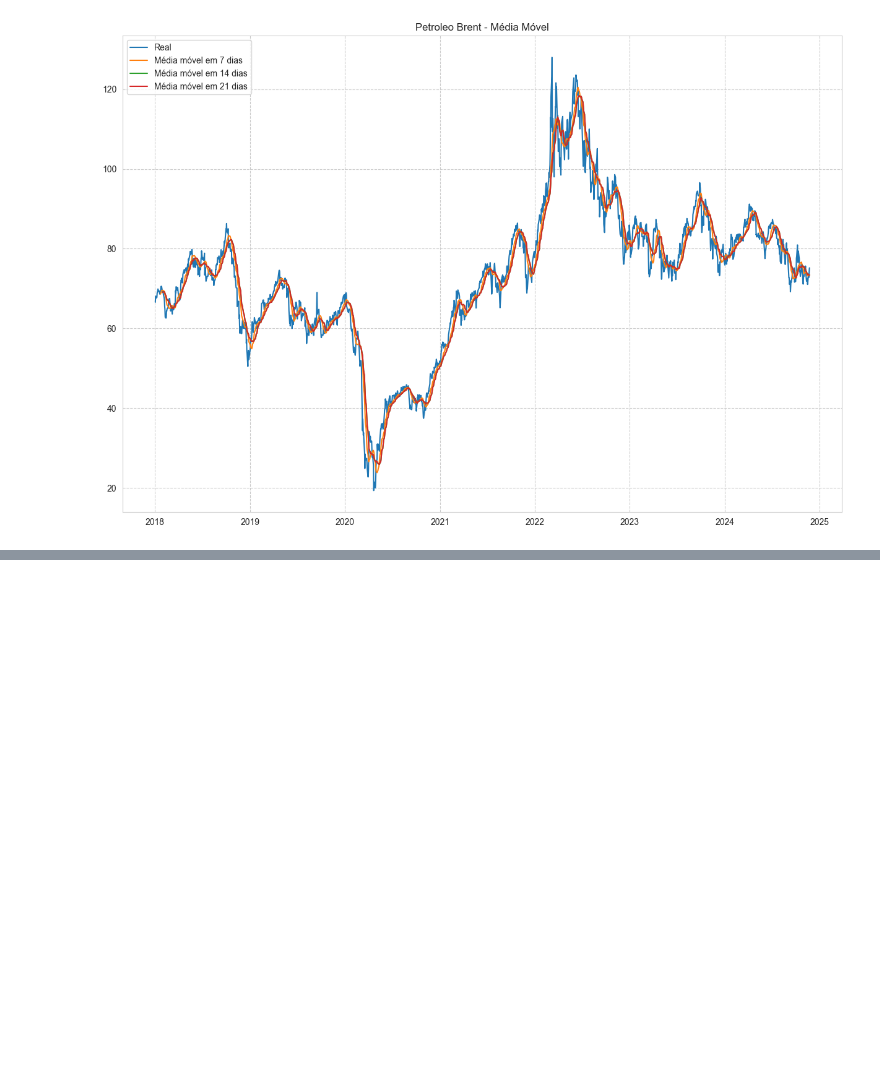
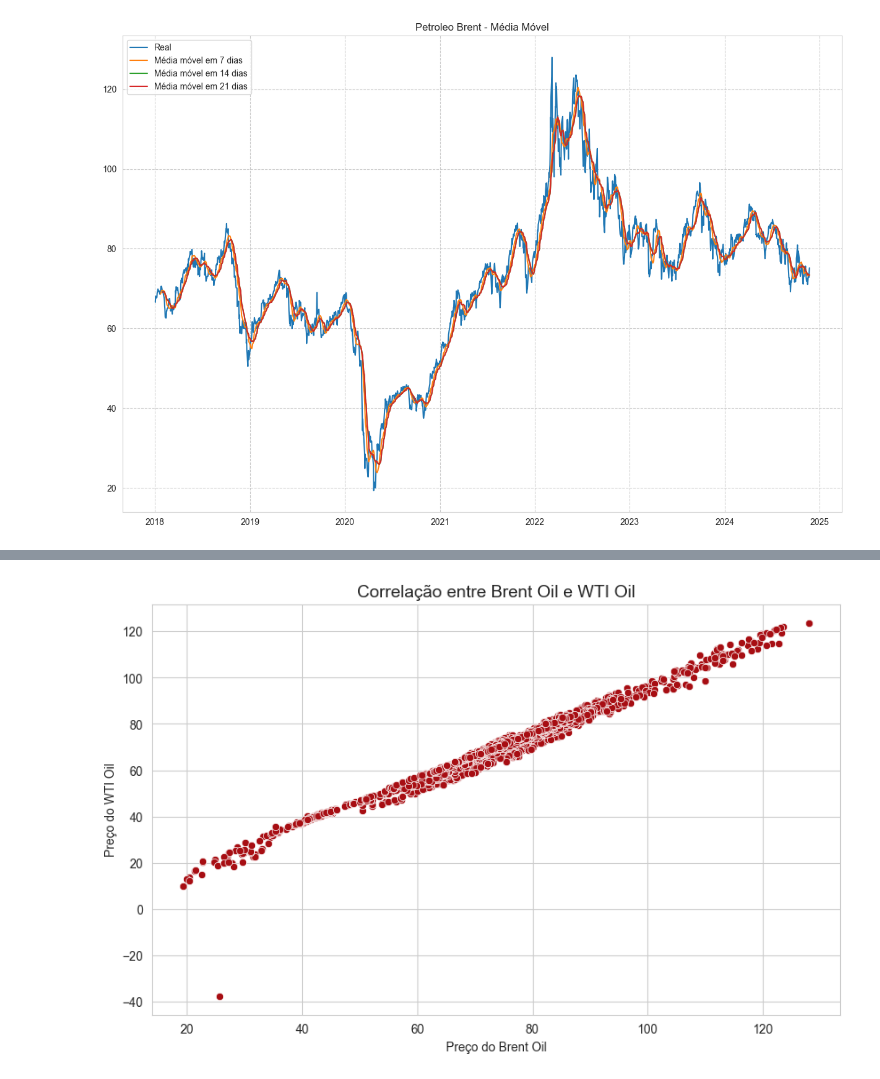
Before and after one commit to gleicessouza/projeto-petroleo-brent, a Jupyter notebook: notebooks/prevendo_os_valores.ipynb, the cells around one changed output, grey strips where cells are left out. Cells and saved outputs as stored; diff of their text form; code cells hidden in the pictures; blank space fills up the shorter version.

```diff
--- a/notebooks/prevendo_os_valores.ipynb
+++ b/notebooks/prevendo_os_valores.ipynb
@@ -519,0 +553,12 @@ plt.show()
+# %%
+# Relação entre Brent Oil e WTI Oil
+
+plt.figure(figsize=(10, 6))
+sns.scatterplot(x=df_bolsa['brent_oil'], y=df_bolsa['wit_oil'], color='#A70E13')
+plt.title('Correlação entre Brent Oil e WTI Oil', fontsize=14)
+plt.xlabel('Preço do Brent Oil')
+plt.ylabel('Preço do WTI Oil')
+plt.grid(True)
+plt.show()
+# %% [output]
+[figure, added]
```
Also changed, not shown: parts of 10 cells of this notebook.
